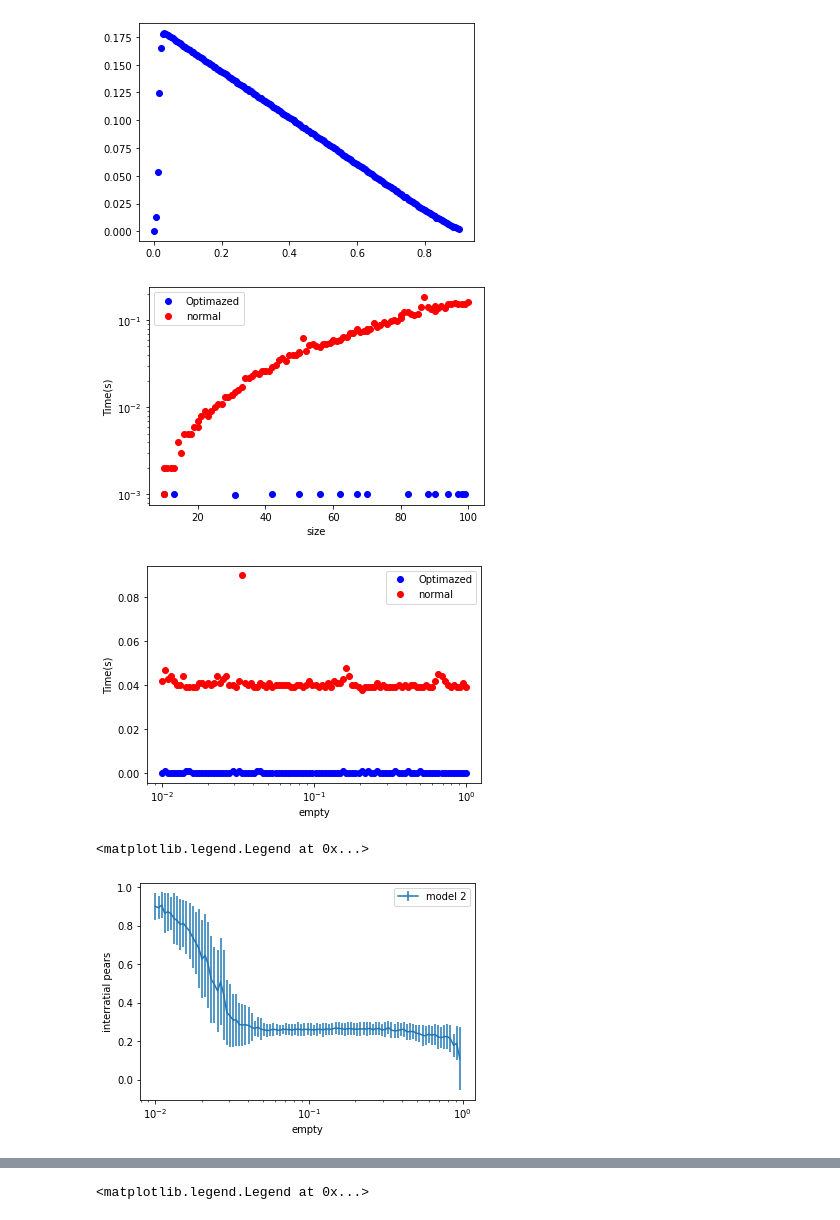
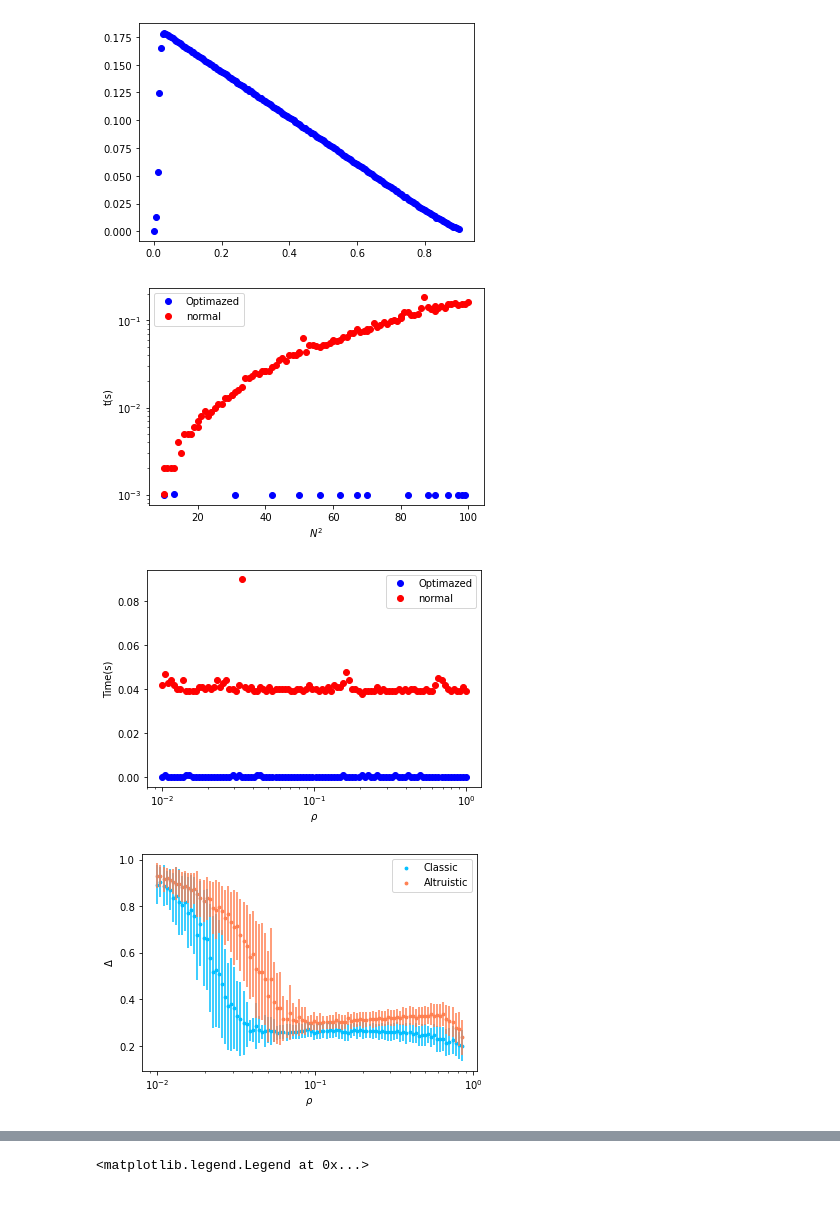
Before and after one commit to quimort/schellings-model, a Jupyter notebook: analisis.ipynb, the cells around one changed output, grey strips where cells are left out. Saved outputs shown, nothing was run; the diff lists cells and outputs as text; code cells hidden in the pictures.

```diff
--- a/analisis.ipynb
+++ b/analisis.ipynb
@@ -18,24 +18,24 @@ plt.plot(df_1000.index,df_1000['interratial pears dif'],'bo')
 df = pd.read_csv('schelling_optimization_size_0-01.csv',delimiter=";")
 plt.plot(df['size'],df['optimized time(s)'],'bo',label="Optimazed")
 plt.plot(df['size'],df['normal time(s)'],'ro',label="normal")
-plt.xlabel("size")
-plt.ylabel("Time(s)")
+plt.xlabel(r"$N^{2}$")
+plt.ylabel("t(s)")
 plt.yscale("log")
 plt.legend()
 plt.savefig('optimization_1.png')
 # %% [output]
-[figure, old version]
+[figure, new version]
 # %%
 df = pd.read_csv('schelling_optimization_empty_50.csv',delimiter=";")
 plt.plot(df['empty'],df['optimized time(s)'],'bo',label="Optimazed")
 plt.plot(df['empty'],df['normal time(s)'],'ro',label="normal")
-plt.xlabel("empty")
+plt.xlabel(r'$\rho$')
 plt.ylabel("Time(s)")
 plt.xscale('log')
 plt.legend()
 plt.savefig('optimization_2.png')
 # %% [output]
-[figure, old version]
+[figure, new version]
 # %%
 df2 = pd.read_csv('schelling_values_100_model_2_30.csv',delimiter=";")
 df3 = pd.read_csv('schelling_values_100_model_3_30.csv',delimiter=";")
@@ -54,15 +54,17 @@ for i in indexes:
 df2 = df2.groupby("vacant").mean()
 df3 = df3.groupby("vacant").mean()
 # %%
-plt.errorbar(df2.index,df2['mean interratial pears final'],yerr=deviation2['mean interratial pears final'],label="model 2")
-#plt.errorbar(df3.index,df3['mean interratial pears final'],yerr=deviation3['mean interratial pears final'],label="model 3")
-plt.xlabel("empty")
-plt.ylabel("interratial pears")
+plt.errorbar(df2.index,df2['mean interratial pears final'],yerr=deviation2['mean interratial pears final'],ls = "None",color="deepskyblue")
+plt.errorbar(df3.index,df3['mean interratial pears final'],yerr=deviation3['mean interratial pears final'],ls = "None",color="coral")
+plt.scatter(df2.index,df2['mean interratial pears final'],s=8,marker='o',color="deepskyblue",label="Classic")
+plt.scatter(df3.index,df3['mean interratial pears final'],s=8,marker='o',color="coral",label="Altruistic")
+plt.xlabel(r"$\rho$")
+plt.ylabel(r"$\Delta$")
 plt.xscale('log')
 plt.legend()
+plt.savefig("interratial_peers.png")
 # %% [output]
-<matplotlib.legend.Legend at 0x...>
-[figure, old version]
+[figure, new version]
 # %%
 plt.errorbar(df2.index,df2['mean interratial pears final A'],yerr=deviation2['mean interratial pears final A'],label="model 2 A")
 plt.errorbar(df3.index,df3['mean interratial pears final A'],yerr=deviation3['mean interratial pears final A'],label="model 3 A")
```
Also changed, not shown: parts of 10 cells of this notebook, 11 other files.
